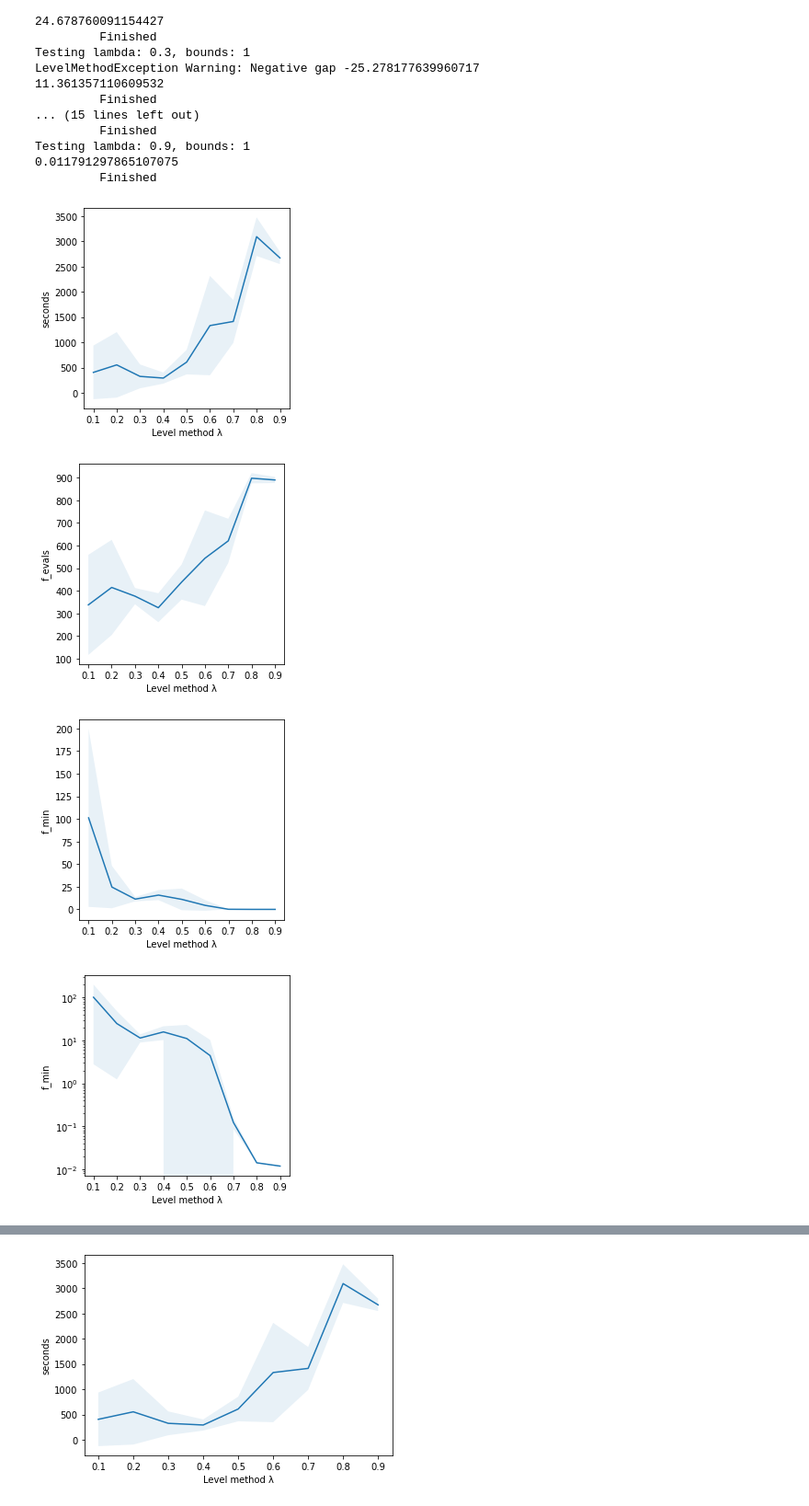
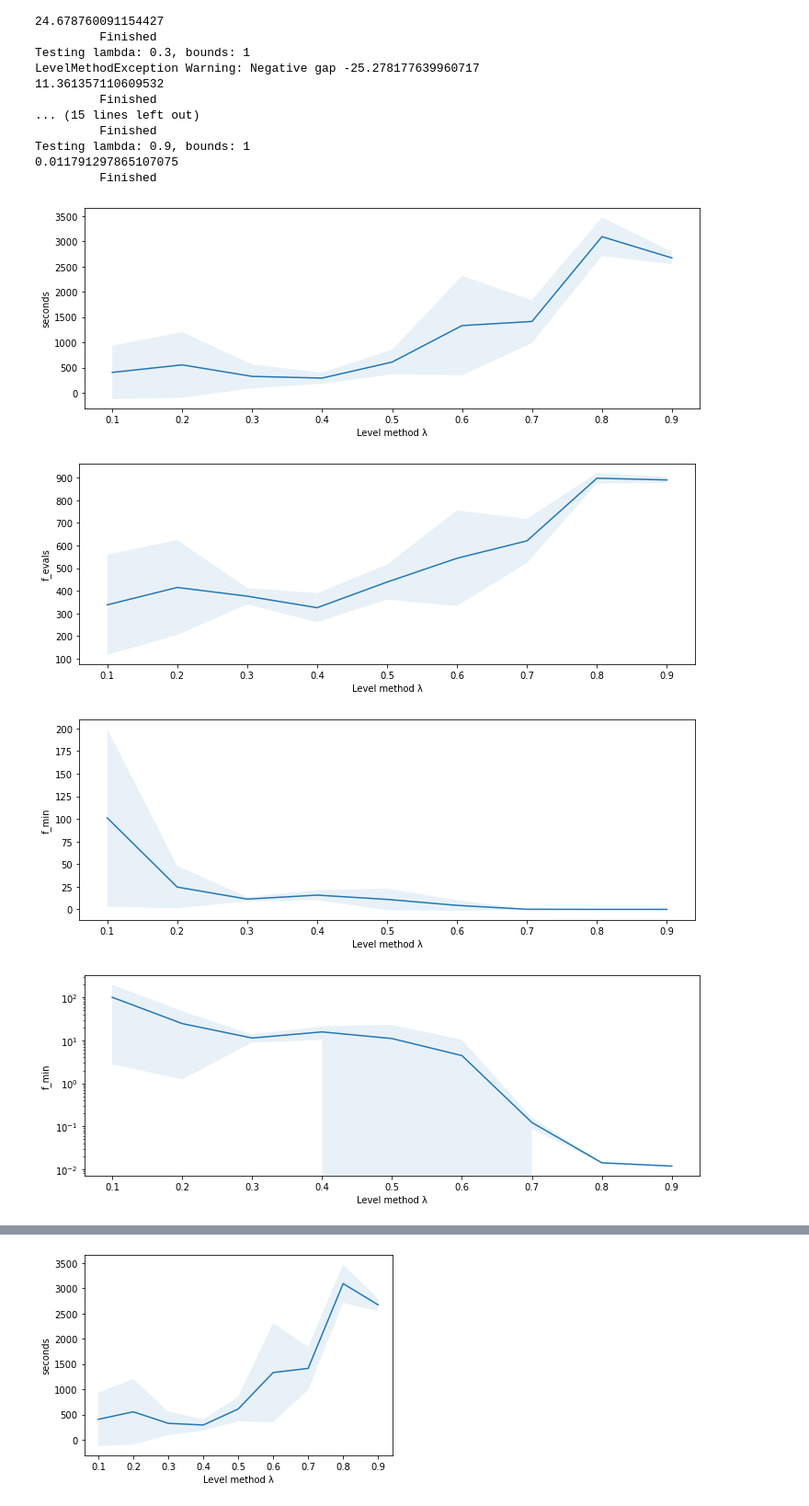
Before and after one commit to michelebersani/ComputationalMathematics, a Jupyter notebook: experiment_level.ipynb, the cells around one changed output, grey strips where cells are left out. Shown at 92% size. Drawn from its saved outputs; the diff is of its cells as text; code cells hidden in the pictures.

Commit message:
level experiments

```diff
--- a/experiment_level.ipynb
+++ b/experiment_level.ipynb
@@ -92,45 +92,45 @@ x = df['lambda_']
 
 y = df['seconds_m']
 y_std = df['seconds_std']
-fig, ax = plt.subplots(figsize=(4,4))
+fig, ax = plt.subplots(figsize=(12,4))
 ax.plot(x,y)
 ax.fill_between(x, y-y_std,y+y_std,alpha=0.1)
 plt.xticks(x,x)
 ax.set_ylabel('seconds')
 ax.set_xlabel('Level method λ')
-fig.savefig('plots/level/seconds.pdf', bbox_inches='tight')
+fig.savefig('plots/level/seconds.png')
 
 y = df['f_evals_m']
 y_std = df['f_evals_std']
-fig, ax = plt.subplots(figsize=(4,4))
+fig, ax = plt.subplots(figsize=(12,4))
 ax.plot(x,y)
 ax.fill_between(x, y-y_std,y+y_std,alpha=0.1)
 plt.xticks(x,x)
 ax.set_ylabel('f_evals')
 ax.set_xlabel('Level method λ')
-plt.savefig('plots/level/f_evals.pdf', bbox_inches='tight')
+plt.savefig('plots/level/f_evals.png')
 
 y = df['final_fv_m']
 y_std = df['final_fv_std']
-fig, ax = plt.subplots(figsize=(4,4))
+fig, ax = plt.subplots(figsize=(12,4))
 ax.plot(x,y)
 ax.fill_between(x, y-y_std,y+y_std,alpha=0.1)
 plt.xticks(x,x)
 ax.set_ylabel('f_min')
 ax.set_xlabel('Level method λ')
-plt.savefig('plots/level/f_min.pdf', bbox_inches='tight')
+plt.savefig('plots/level/f_min.png')
 
 
 y = df['final_fv_m']
 y_std = df['final_fv_std']
-fig, ax = plt.subplots(figsize=(4,4))
+fig, ax = plt.subplots(figsize=(12,4))
 ax.plot(x,y)
 ax.fill_between(x, y-y_std,y+y_std,alpha=0.1)
 plt.xticks(x,x)
 plt.yscale('log',base=10)
 ax.set_ylabel('f_min')
 ax.set_xlabel('Level method λ')
-plt.savefig('plots/level/f_min_log.pdf', bbox_inches='tight')
+plt.savefig('plots/level/f_min_log.png')
 
 # Plots without failures
 df = df[df['n_failures'] == 0]
@@ -138,47 +138,47 @@ df
 x = df['lambda_']
 y = df['seconds_m']
 y_std = df['seconds_std']
-fig, ax = plt.subplots(figsize=(4,4))
+fig, ax = plt.subplots(figsize=(12,4))
 ax.plot(x,y)
 ax.fill_between(x, y-y_std,y+y_std,alpha=0.1)
 plt.xticks(x,x)
 ax.set_ylabel('seconds')
 ax.set_xlabel('Level method λ')
-fig.savefig('plots/level/seconds_nofail.pdf', bbox_inches='tight')
+fig.savefig('plots/level/seconds_nofail.png')
 
 y = df['f_evals_m']
 y_std = df['f_evals_std']
-fig, ax = plt.subplots(figsize=(4,4))
+fig, ax = plt.subplots(figsize=(12,4))
 ax.plot(x,y)
 ax.fill_between(x, y-y_std,y+y_std,alpha=0.1)
 plt.xticks(x,x)
 ax.set_ylabel('f_evals')
 ax.set_xlabel('Level method λ')
-plt.savefig('plots/level/f_evals_nofail.pdf', bbox_inches='tight')
+plt.savefig('plots/level/f_evals_nofail.png')
 
 y = df['final_fv_m']
 y_std = df['final_fv_std']
-fig, ax = plt.subplots(figsize=(4,4))
+fig, ax = plt.subplots(figsize=(12,4))
 ax.plot(x,y)
 ax.fill_between(x, y-y_std,y+y_std,alpha=0.1)
 plt.xticks(x,x)
 ax.set_ylabel('f_min')
 ax.set_xlabel('Level method λ')
-plt.savefig('plots/level/f_min_nofail.pdf', bbox_inches='tight')
+plt.savefig('plots/level/f_min_nofail.png')
 
 
 y = df['final_fv_m']
 y_std = df['final_fv_std']
-fig, ax = plt.subplots(figsize=(4,4))
+fig, ax = plt.subplots(figsize=(12,4))
 ax.plot(x,y)
 ax.fill_between(x, y-y_std,y+y_std,alpha=0.1)
 plt.xticks(x,x)
 plt.yscale('log',base=10)
 ax.set_ylabel('f_min')
 ax.set_xlabel('Level method λ')
 plt.savefig('plots/level/f_min_log_nofail.png', bbox_inches='tight')
 # %% [output]
-[figure, old version]
+[figure, new version]
-[figure, old version]
+[figure, new version]
-[figure, old version]
+[figure, new version]
-[figure, old version]
+[figure, new version]
```
Also changed, not shown: parts of 2 cells of this notebook, 4 other files.
